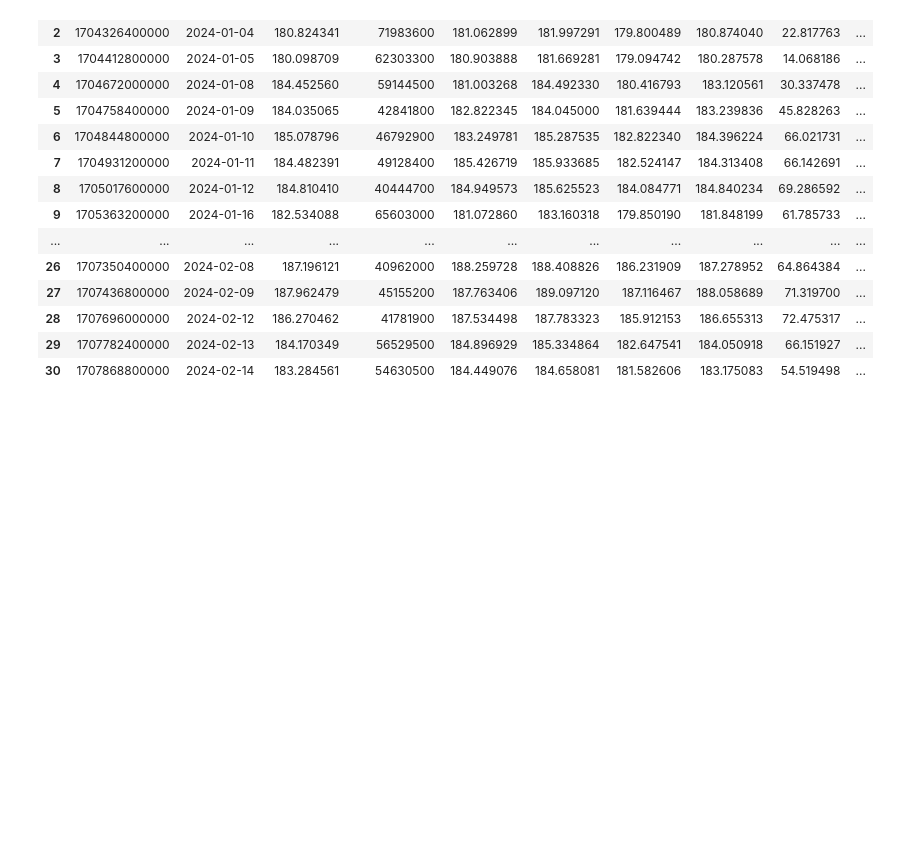
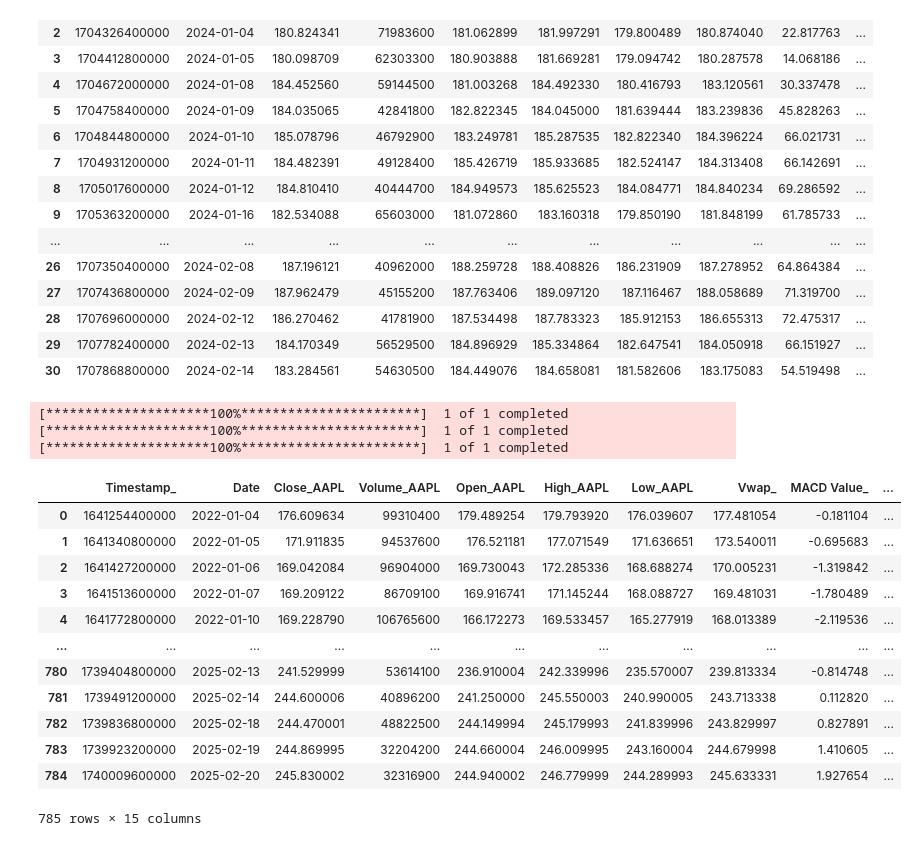
Before and after one commit to Justin-Pascua/PIC16B-Group-E, a Jupyter notebook: yahoodata.ipynb, the cells around one changed output. Cells and saved outputs as stored; diff of their text form; code cells hidden in the pictures; blank space fills up the shorter version.

```diff
--- a/yahoodata.ipynb
+++ b/yahoodata.ipynb
@@ -468,0 +580,21 @@ df_kdj.dropna()
+# %%
+# Example of get_all_features
+df = get_all_features('AAPL', '2022-01-01', '2025-02-21')
+df
+# %% [output]
+[*********************100%***********************]  1 of 1 completed
+[*********************100%***********************]  1 of 1 completed
+[*********************100%***********************]  1 of 1 completed
+|  | Timestamp_ | Date | Close_AAPL | Volume_AAPL | Open_AAPL | High_AAPL | Low_AAPL | Vwap_ | MACD Value_ | ... |
+| 0 | 1641254400000 | 2022-01-04 | 176.609634 | 99310400 | 179.489254 | 179.793920 | 176.039607 | 177.481054 | -0.181104 | ... |
+| 1 | 1641340800000 | 2022-01-05 | 171.911835 | 94537600 | 176.521181 | 177.071549 | 171.636651 | 173.540011 | -0.695683 | ... |
+| 2 | 1641427200000 | 2022-01-06 | 169.042084 | 96904000 | 169.730043 | 172.285336 | 168.688274 | 170.005231 | -1.319842 | ... |
+| 3 | 1641513600000 | 2022-01-07 | 169.209122 | 86709100 | 169.916741 | 171.145244 | 168.088727 | 169.481031 | -1.780489 | ... |
+| 4 | 1641772800000 | 2022-01-10 | 169.228790 | 106765600 | 166.172273 | 169.533457 | 165.277919 | 168.013389 | -2.119536 | ... |
+| ... | ... | ... | ... | ... | ... | ... | ... | ... | ... | ... |
+| 780 | 1739404800000 | 2025-02-13 | 241.529999 | 53614100 | 236.910004 | 242.339996 | 235.570007 | 239.813334 | -0.814748 | ... |
+| 781 | 1739491200000 | 2025-02-14 | 244.600006 | 40896200 | 241.250000 | 245.550003 | 240.990005 | 243.713338 | 0.112820 | ... |
+| 782 | 1739836800000 | 2025-02-18 | 244.470001 | 48822500 | 244.149994 | 245.179993 | 241.839996 | 243.829997 | 0.827891 | ... |
+| 783 | 1739923200000 | 2025-02-19 | 244.869995 | 32204200 | 244.660004 | 246.009995 | 243.160004 | 244.679998 | 1.410605 | ... |
+| 784 | 1740009600000 | 2025-02-20 | 245.830002 | 32316900 | 244.940002 | 246.779999 | 244.289993 | 245.633331 | 1.927654 | ... |
+785 rows × 15 columns
```
Also changed, not shown: parts of 3 cells of this notebook.
